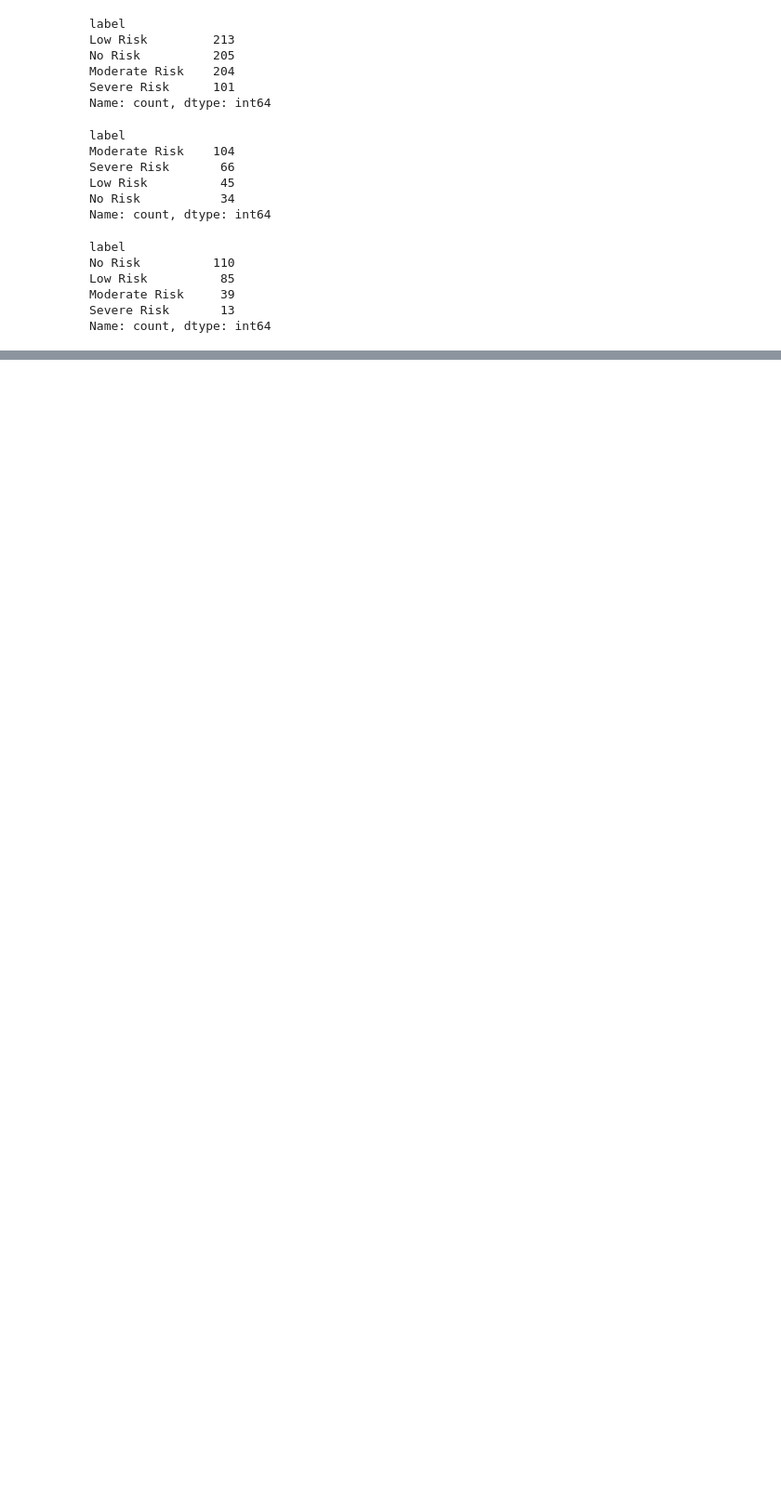
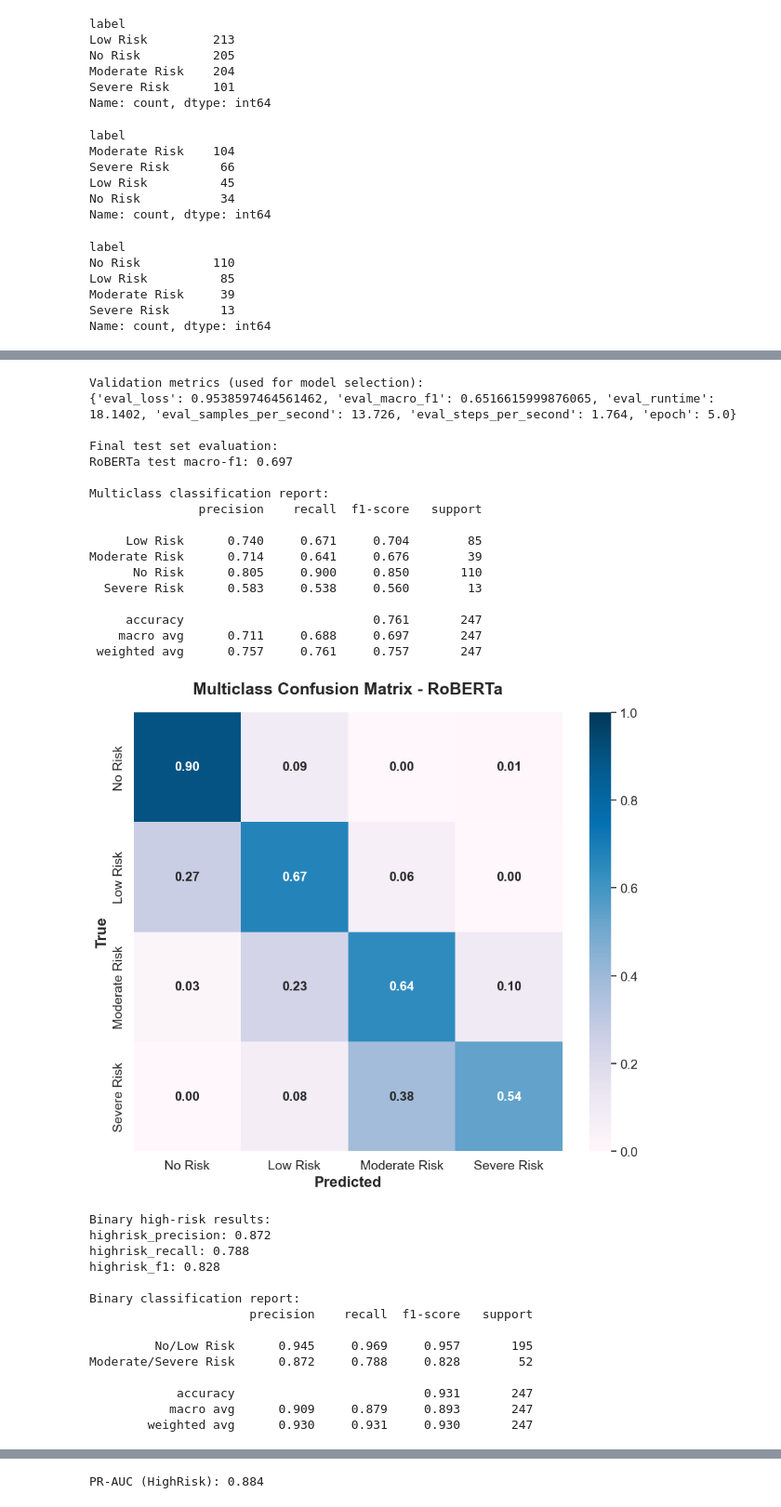
Before and after one commit to Social-Media-Help-Seeking-ML/pbanjara, a Jupyter notebook: model_training.ipynb, the cells around one changed output, grey strips where cells are left out. Shown at 93% size. Drawn from its saved outputs; the diff is of its cells as text; code cells hidden in the pictures; blank space fills up the shorter version.

```diff
--- a/model_training.ipynb
+++ b/model_training.ipynb
@@ -59,3 +86,11 @@ Low Risk          85
 Moderate Risk     39
 Severe Risk       13
 Name: count, dtype: int64
+# %%
+def clean_label(s):
+    return str(s).strip().replace("  ", " ")
+
+
+def clean_text(s):
+    s = str(s).strip()
+    return s
@@ -114,0 +512,17 @@ Classification Report:
+# %%
+trainer, model, tokenizer, probs, y_pred, y_test, label_map, label_id, run_name = train_bert_model(
+    df_train_set=df_train_set.copy(),
+    df_val_set=df_val_set.copy(),
+    df_test_set=df_test_set.copy(),
+    model_name="roberta-base",
+    run_name="RoBERTa",
+    output_dir="./roberta_output",
+    learning_rate=3e-5,
+    weight_decay=0.03,
+    random_seed=SEED,
+)
+
+print("\nFinal test set evaluation:")
+evaluate_multiclass(y_test, y_pred, run_name, label_map, label_id)
+evaluate_binary_highrisk(y_test, y_pred, probs, run_name)
+# %% [output]
@@ -114,0 +540,32 @@ Classification Report:
+Validation metrics (used for model selection):
+{'eval_loss': 0.9538597464561462, 'eval_macro_f1': 0.6516615999876065, 'eval_runtime': 18.1402, 'eval_samples_per_second': 13.726, 'eval_steps_per_second': 1.764, 'epoch': 5.0}
+
+Final test set evaluation:
+RoBERTa test macro-f1: 0.697
+
+Multiclass classification report:
+               precision    recall  f1-score   support
+
+     Low Risk      0.740     0.671     0.704        85
+Moderate Risk      0.714     0.641     0.676        39
+      No Risk      0.805     0.900     0.850       110
+  Severe Risk      0.583     0.538     0.560        13
+
+     accuracy                          0.761       247
+    macro avg      0.711     0.688     0.697       247
+ weighted avg      0.757     0.761     0.757       247
+[figure, added]
+Binary high-risk results:
+highrisk_precision: 0.872
+highrisk_recall: 0.788
+highrisk_f1: 0.828
+
+Binary classification report:
+                      precision    recall  f1-score   support
+
+         No/Low Risk      0.945     0.969     0.957       195
+Moderate/Severe Risk      0.872     0.788     0.828        52
+
+            accuracy                          0.931       247
+           macro avg      0.909     0.879     0.893       247
+        weighted avg      0.930     0.931     0.930       247
@@ -114,0 +573 @@ Classification Report:
+PR-AUC (HighRisk): 0.884
```
Also changed, not shown: parts of 15 cells of this notebook, 15 other files.
